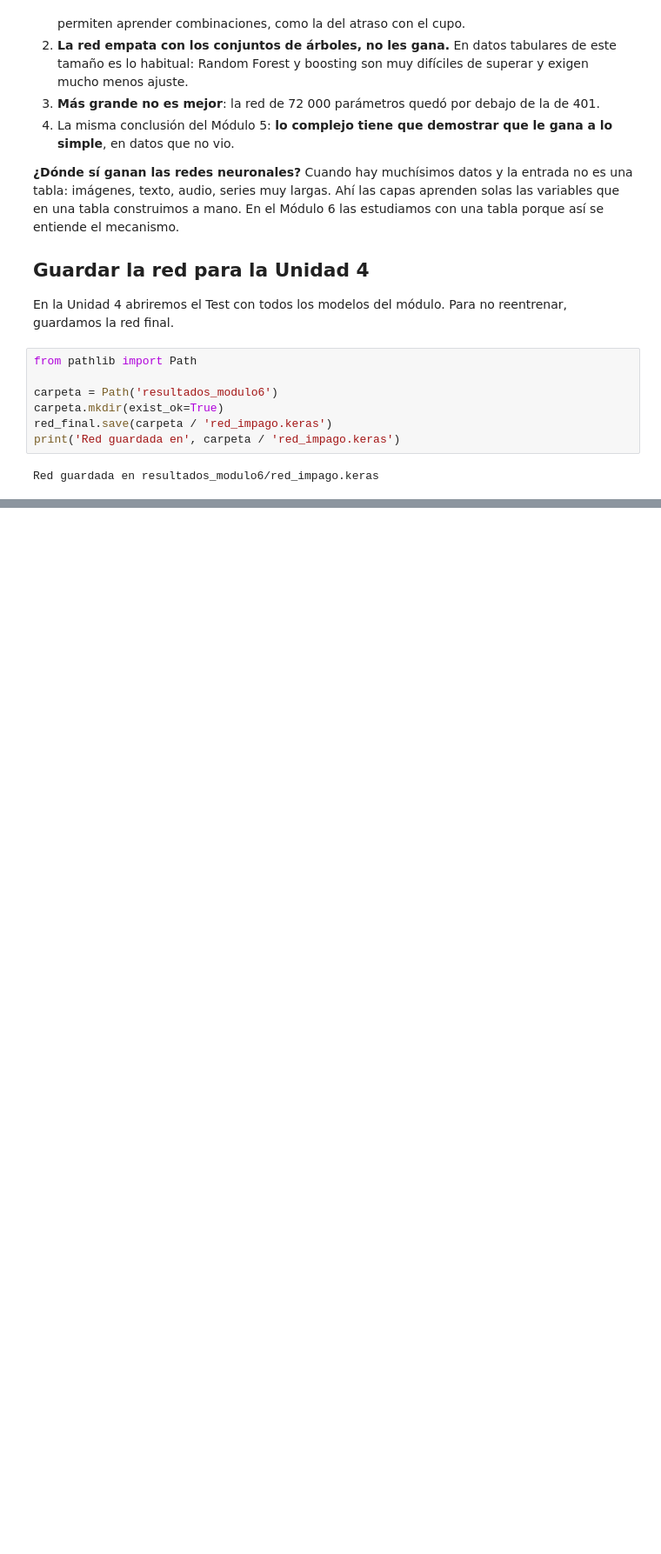
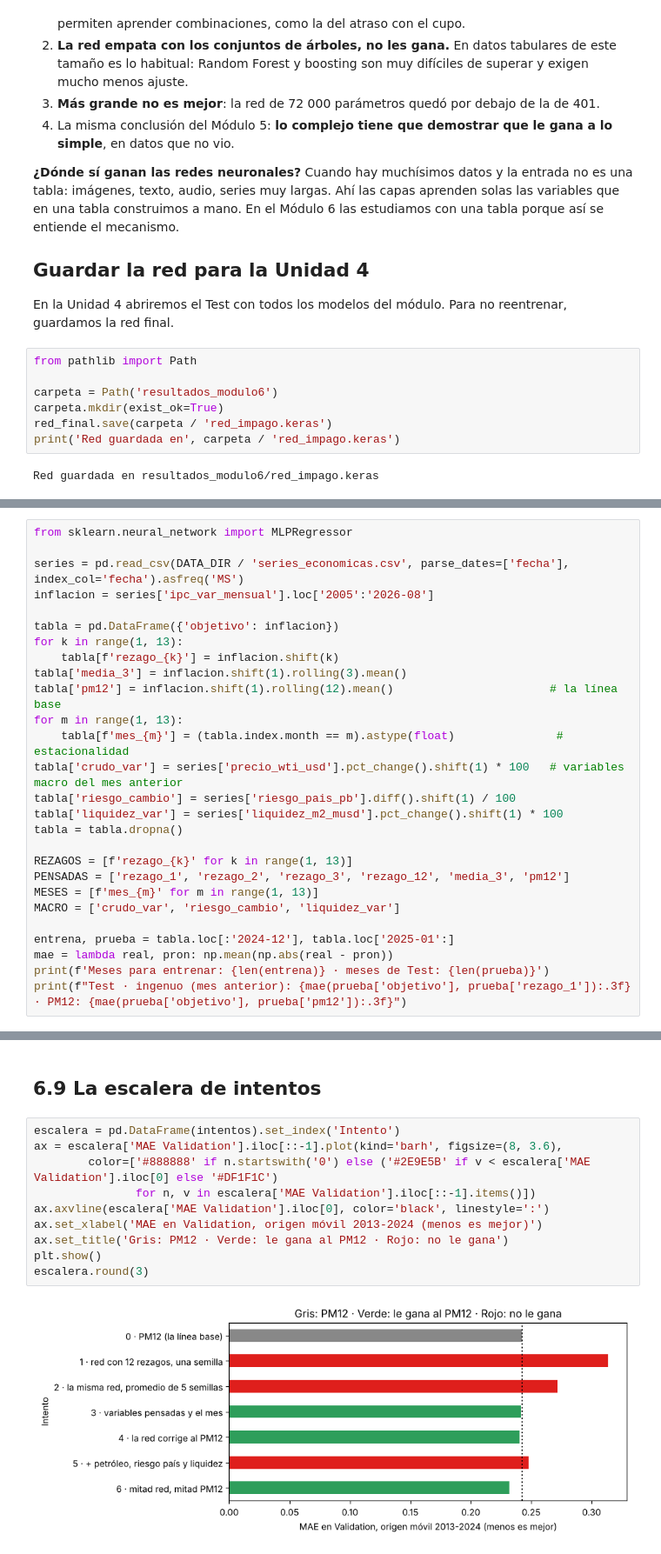
Before and after one commit to jonarosero/modulo6_modelos_avanzados_ia_aplicaciones_economicas, a Jupyter notebook: notebooks/03_U3_Introduccion_Deep_Learning.ipynb, the cells around one changed output, grey strips where cells are left out. Shown at 87% size. Saved outputs shown, nothing was run; the diff lists cells and outputs as text; blank space fills up the shorter version.

```diff
--- a/notebooks/03_U3_Introduccion_Deep_Learning.ipynb
+++ b/notebooks/03_U3_Introduccion_Deep_Learning.ipynb
@@ -952,0 +1264,27 @@ pd.DataFrame(resultados).T.sort_values('AUC', ascending=False)
+# %%
+from sklearn.neural_network import MLPRegressor
+
+series = pd.read_csv(DATA_DIR / 'series_economicas.csv', parse_dates=['fecha'], index_col='fecha').asfreq('MS')
+inflacion = series['ipc_var_mensual'].loc['2005':'2026-08']
+
+tabla = pd.DataFrame({'objetivo': inflacion})
+for k in range(1, 13):
+    tabla[f'rezago_{k}'] = inflacion.shift(k)
+tabla['media_3'] = inflacion.shift(1).rolling(3).mean()
+tabla['pm12'] = inflacion.shift(1).rolling(12).mean()                       # la línea base
+for m in range(1, 13):
+    tabla[f'mes_{m}'] = (tabla.index.month == m).astype(float)               # estacionalidad
+tabla['crudo_var'] = series['precio_wti_usd'].pct_change().shift(1) * 100   # variables macro del mes anterior
+tabla['riesgo_cambio'] = series['riesgo_pais_pb'].diff().shift(1) / 100
+tabla['liquidez_var'] = series['liquidez_m2_musd'].pct_change().shift(1) * 100
+tabla = tabla.dropna()
+
+REZAGOS = [f'rezago_{k}' for k in range(1, 13)]
+PENSADAS = ['rezago_1', 'rezago_2', 'rezago_3', 'rezago_12', 'media_3', 'pm12']
+MESES = [f'mes_{m}' for m in range(1, 13)]
+MACRO = ['crudo_var', 'riesgo_cambio', 'liquidez_var']
+
+entrena, prueba = tabla.loc[:'2024-12'], tabla.loc['2025-01':]
+mae = lambda real, pron: np.mean(np.abs(real - pron))
+print(f'Meses para entrenar: {len(entrena)} · meses de Test: {len(prueba)}')
+print(f"Test · ingenuo (mes anterior): {mae(prueba['objetivo'], prueba['rezago_1']):.3f} · PM12: {mae(prueba['objetivo'], prueba['pm12']):.3f}")
@@ -952,0 +1398,14 @@ pd.DataFrame(resultados).T.sort_values('AUC', ascending=False)
+# %% [markdown]
+## 6.9 La escalera de intentos
+# %%
+escalera = pd.DataFrame(intentos).set_index('Intento')
+ax = escalera['MAE Validation'].iloc[::-1].plot(kind='barh', figsize=(8, 3.6),
+        color=['#888888' if n.startswith('0') else ('#2E9E5B' if v < escalera['MAE Validation'].iloc[0] else '#DF1F1C')
+               for n, v in escalera['MAE Validation'].iloc[::-1].items()])
+ax.axvline(escalera['MAE Validation'].iloc[0], color='black', linestyle=':')
+ax.set_xlabel('MAE en Validation, origen móvil 2013-2024 (menos es mejor)')
+ax.set_title('Gris: PM12 · Verde: le gana al PM12 · Rojo: no le gana')
+plt.show()
+escalera.round(3)
+# %% [output]
+[figure, added]
```
Also changed, not shown: parts of 49 cells of this notebook, 8 other files.
